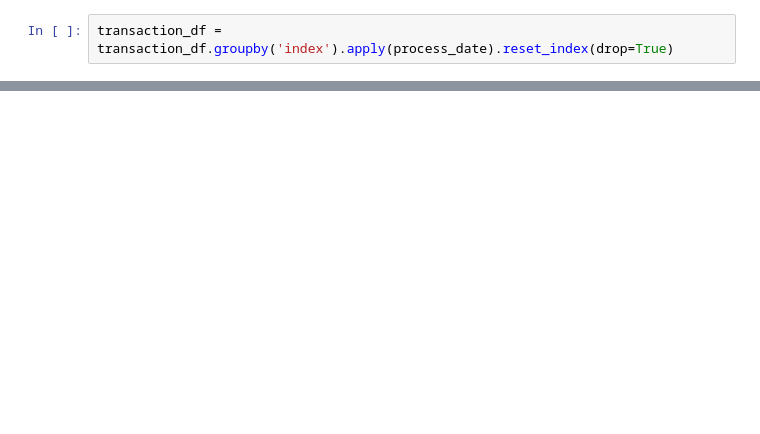
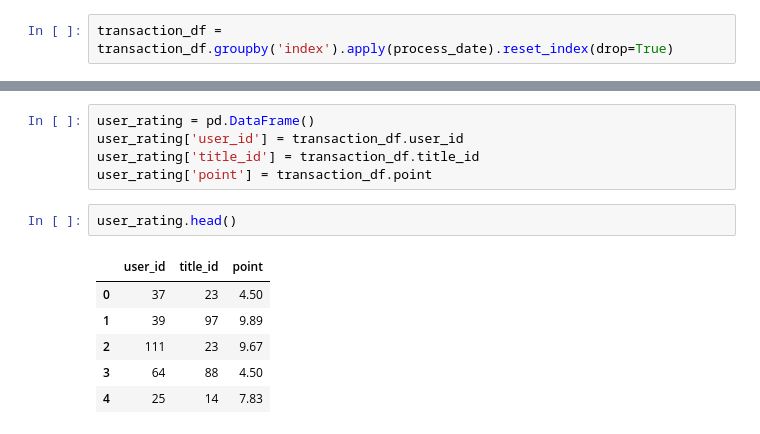
Before and after one commit to victornguyen18/digital_library, a Jupyter notebook: recommendation/Collaborative_filtering.ipynb, the cells around one changed output, grey strips where cells are left out. Drawn from its saved outputs; the diff is of its cells as text; blank space fills up the shorter version.

```diff
--- a/recommendation/Collaborative_filtering.ipynb
+++ b/recommendation/Collaborative_filtering.ipynb
@@ -37,0 +98,14 @@ transaction_df.head(10)
+# %%
+user_rating = pd.DataFrame()
+user_rating['user_id'] = transaction_df.user_id
+user_rating['title_id'] = transaction_df.title_id
+user_rating['point'] = transaction_df.point
+# %%
+user_rating.head()
+# %% [output]
+|  | user_id | title_id | point |
+| 0 | 37 | 23 | 4.50 |
+| 1 | 39 | 97 | 9.89 |
+| 2 | 111 | 23 | 9.67 |
+| 3 | 64 | 88 | 4.50 |
+| 4 | 25 | 14 | 7.83 |
```
Also changed, not shown: parts of 22 cells of this notebook, 4 other files.
